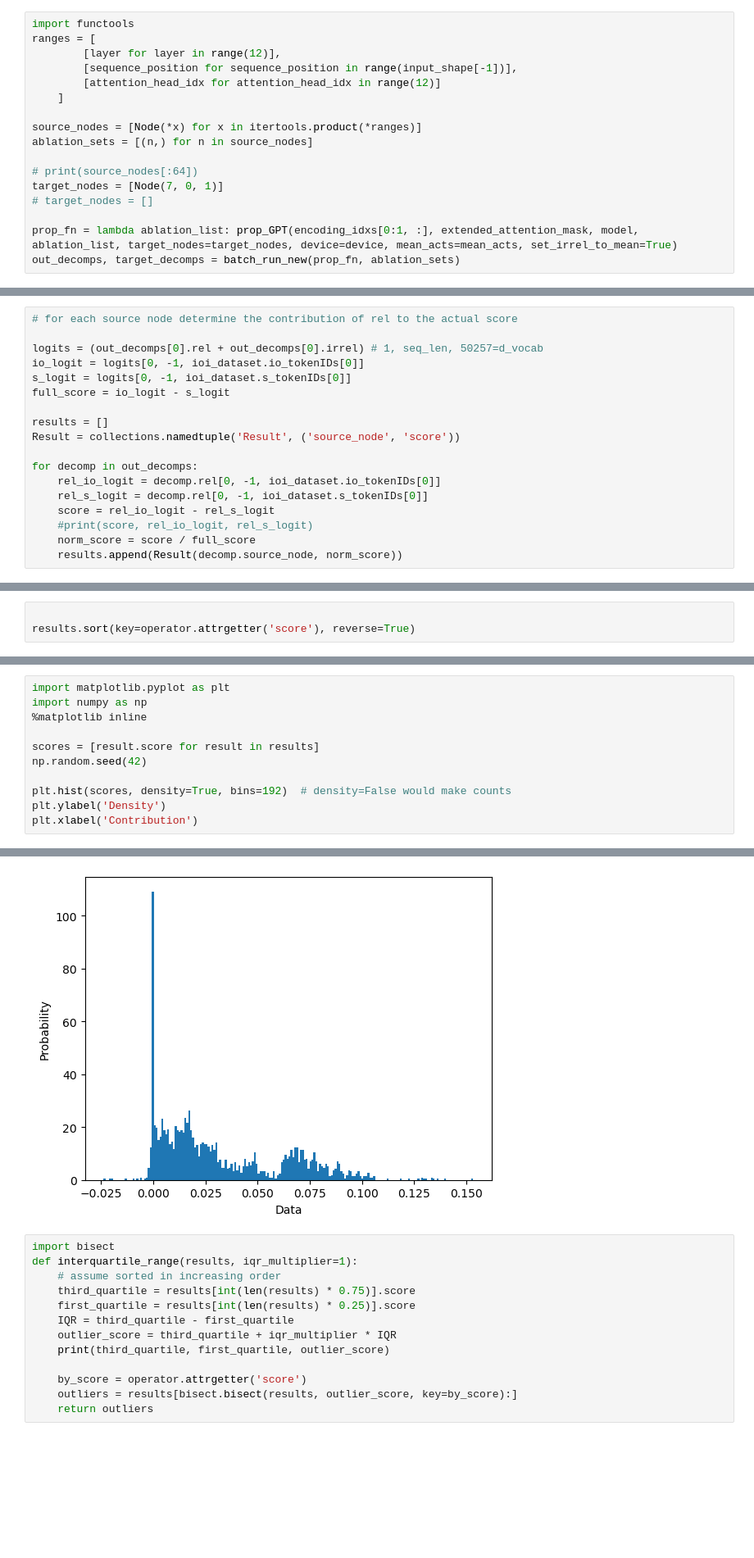
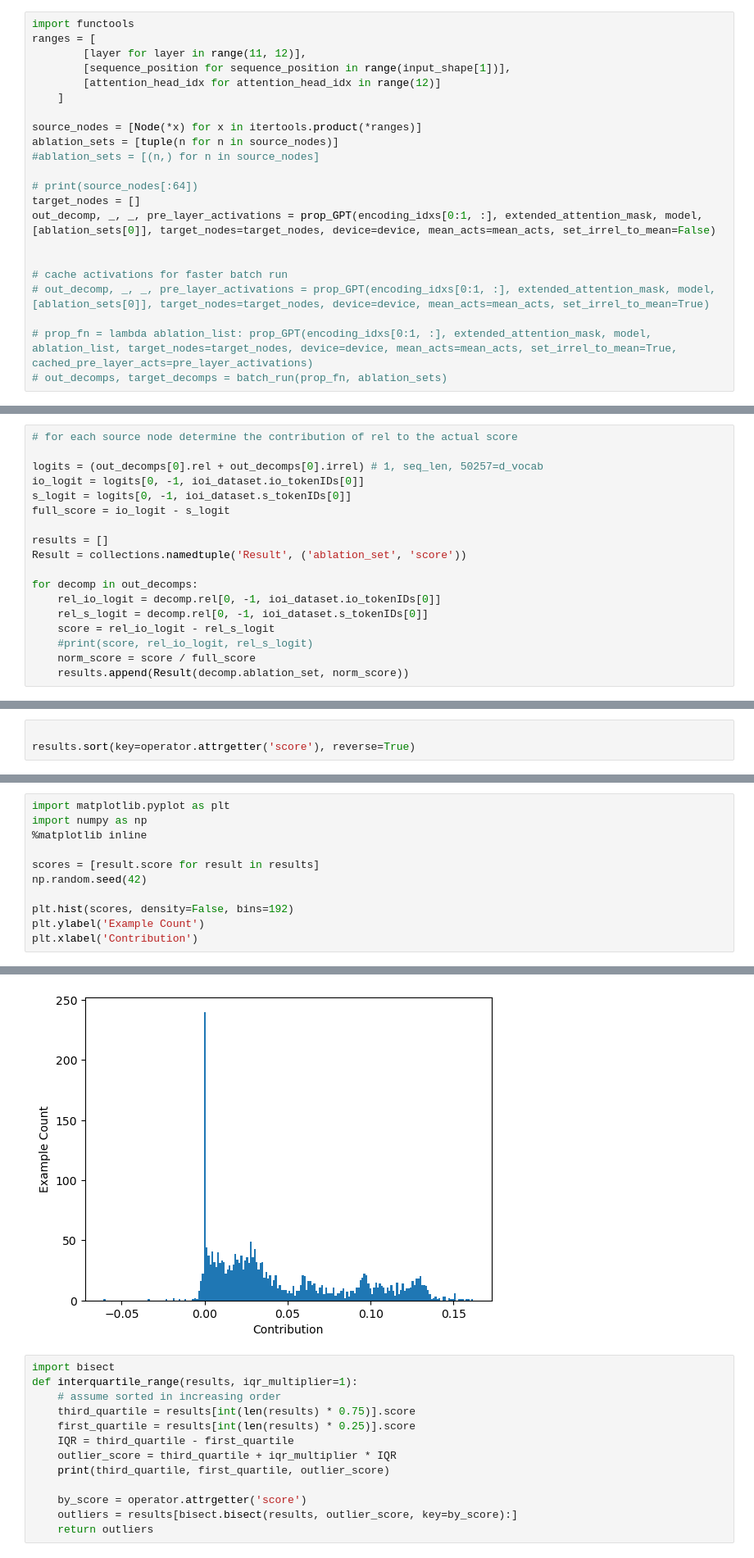
Before and after one commit to adelaidehsu/CD_Circuit, a Jupyter notebook: notebooks/GPT_circuit_discovery.ipynb, the cells around one changed output, grey strips where cells are left out. Shown: that part at 82% size. Saved outputs shown, nothing was run; the diff lists cells and outputs as text; blank space fills up the shorter version.

```diff
--- a/notebooks/GPT_circuit_discovery.ipynb
+++ b/notebooks/GPT_circuit_discovery.ipynb
@@ -143,17 +158,22 @@ Note it is possible to do the analysis "batchwise" by just taking the mean of th
 # %%
 import functools
 ranges = [
-        [layer for layer in range(12)],
-        [sequence_position for sequence_position in range(input_shape[-1])],
+        [layer for layer in range(11, 12)],
+        [sequence_position for sequence_position in range(input_shape[1])],
         [attention_head_idx for attention_head_idx in range(12)]
     ]
 
 source_nodes = [Node(*x) for x in itertools.product(*ranges)]
-ablation_sets = [(n,) for n in source_nodes]
+ablation_sets = [tuple(n for n in source_nodes)]
+#ablation_sets = [(n,) for n in source_nodes]
 
 # print(source_nodes[:64])
-target_nodes = [Node(7, 0, 1)]
-# target_nodes = []
+target_nodes = []
+out_decomp, _, _, pre_layer_activations = prop_GPT(encoding_idxs[0:1, :], extended_attention_mask, model, [ablation_sets[0]], target_nodes=target_nodes, device=device, mean_acts=mean_acts, set_irrel_to_mean=False)
 
-prop_fn = lambda ablation_list: prop_GPT(encoding_idxs[0:1, :], extended_attention_mask, model, ablation_list, target_nodes=target_nodes, device=device, mean_acts=mean_acts, set_irrel_to_mean=True)
-out_decomps, target_decomps = batch_run_new(prop_fn, ablation_sets)
+
+# cache activations for faster batch run
+# out_decomp, _, _, pre_layer_activations = prop_GPT(encoding_idxs[0:1, :], extended_attention_mask, model, [ablation_sets[0]], target_nodes=target_nodes, device=device, mean_acts=mean_acts, set_irrel_to_mean=True)
+
+# prop_fn = lambda ablation_list: prop_GPT(encoding_idxs[0:1, :], extended_attention_mask, model, ablation_list, target_nodes=target_nodes, device=device, mean_acts=mean_acts, set_irrel_to_mean=True, cached_pre_layer_acts=pre_layer_activations)
+# out_decomps, target_decomps = batch_run(prop_fn, ablation_sets)
@@ -194,7 +220,7 @@ s_logit = logits[0, -1, ioi_dataset.s_tokenIDs[0]]
 full_score = io_logit - s_logit
 
 results = []
-Result = collections.namedtuple('Result', ('source_node', 'score'))
+Result = collections.namedtuple('Result', ('ablation_set', 'score'))
 
 for decomp in out_decomps:
     rel_io_logit = decomp.rel[0, -1, ioi_dataset.io_tokenIDs[0]]
@@ -202,4 +228,4 @@ for decomp in out_decomps:
     score = rel_io_logit - rel_s_logit
     #print(score, rel_io_logit, rel_s_logit)
     norm_score = score / full_score
-    results.append(Result(decomp.source_node, norm_score))
+    results.append(Result(decomp.ablation_set, norm_score))
@@ -280,7 +260,7 @@ import numpy as np
 scores = [result.score for result in results]
 np.random.seed(42)
 
-plt.hist(scores, density=True, bins=192)  # density=False would make counts
-plt.ylabel('Density')
+plt.hist(scores, density=False, bins=192)
+plt.ylabel('Example Count')
 plt.xlabel('Contribution')
 # %% [output]
@@ -287,4 +268,4 @@ plt.xlabel('Contribution')
-[figure, old version]
+[figure, new version]
 # %%
 import bisect
 def interquartile_range(results, iqr_multiplier=1):
```
Also changed, not shown: parts of 25 cells of this notebook, 5 other files.
